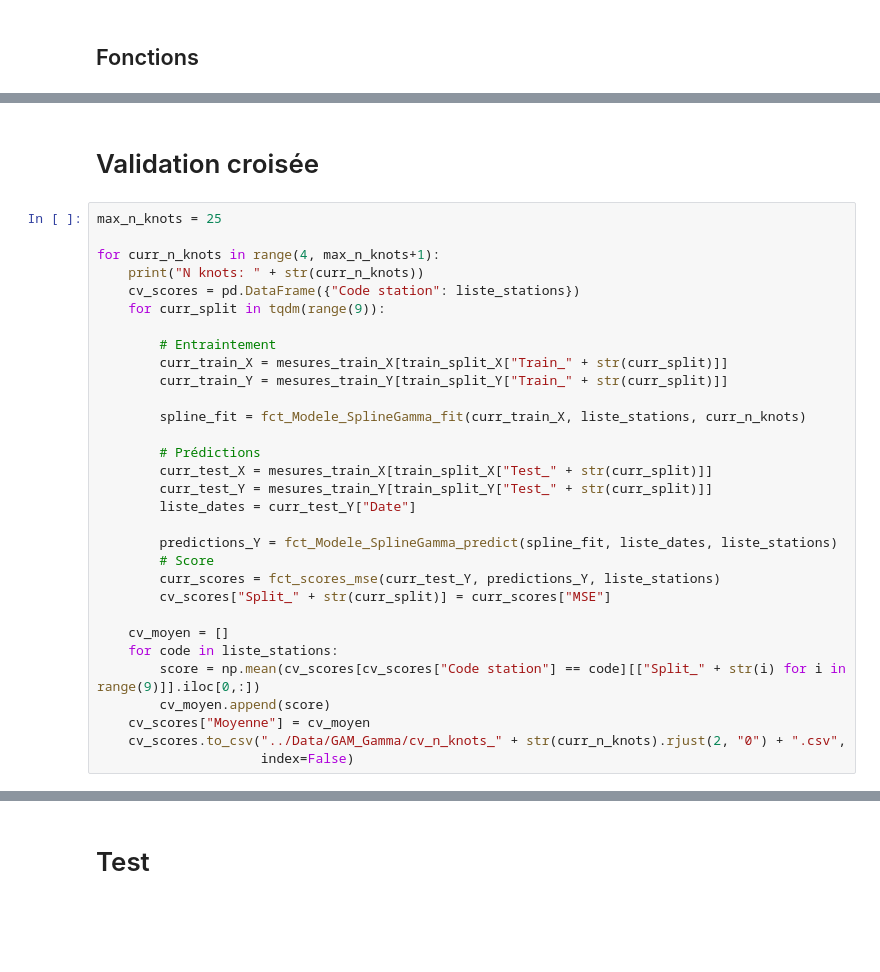
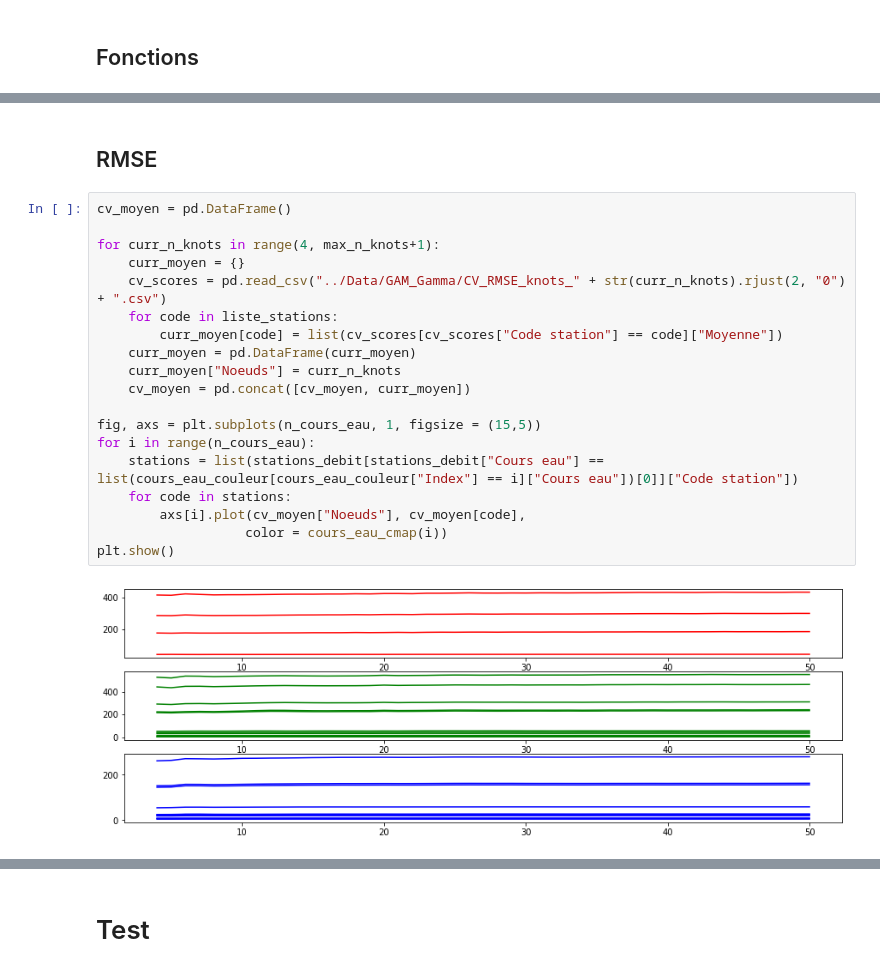
Before and after one commit to JlnZhou/ProjectML, a Jupyter notebook: Regression_GAM_Gamma.ipynb, the cells around one changed output, grey strips where cells are left out. Saved outputs shown, nothing was run; the diff lists cells and outputs as text; blank space fills up the shorter version.

```diff
--- a/Regression_GAM_Gamma.ipynb
+++ b/Regression_GAM_Gamma.ipynb
@@ -99,36 +99,26 @@ def fct_Modele_SplineGamma_predict(fit, liste_dates, liste_stations):
-# %% [markdown]
-# Validation croisée
+# %% [markdown]
+## RMSE
 # %%
-max_n_knots = 25
+cv_moyen = pd.DataFrame()
 
 for curr_n_knots in range(4, max_n_knots+1):
-    print("N knots: " + str(curr_n_knots))
-    cv_scores = pd.DataFrame({"Code station": liste_stations})
-    for curr_split in tqdm(range(9)):
+    curr_moyen = {}
+    cv_scores = pd.read_csv("../Data/GAM_Gamma/CV_RMSE_knots_" + str(curr_n_knots).rjust(2, "0") + ".csv")
+    for code in liste_stations:
+        curr_moyen[code] = list(cv_scores[cv_scores["Code station"] == code]["Moyenne"])
+    curr_moyen = pd.DataFrame(curr_moyen)
+    curr_moyen["Noeuds"] = curr_n_knots
+    cv_moyen = pd.concat([cv_moyen, curr_moyen])
 
-        # Entraintement
-        curr_train_X = mesures_train_X[train_split_X["Train_" + str(curr_split)]]
-        curr_train_Y = mesures_train_Y[train_split_Y["Train_" + str(curr_split)]]
-
-        spline_fit = fct_Modele_SplineGamma_fit(curr_train_X, liste_stations, curr_n_knots)
-
-        # Prédictions
-        curr_test_X = mesures_train_X[train_split_X["Test_" + str(curr_split)]]
-        curr_test_Y = mesures_train_Y[train_split_Y["Test_" + str(curr_split)]]
-        liste_dates = curr_test_Y["Date"]
-
-        predictions_Y = fct_Modele_SplineGamma_predict(spline_fit, liste_dates, liste_stations)
-        # Score
-        curr_scores = fct_scores_mse(curr_test_Y, predictions_Y, liste_stations)
-        cv_scores["Split_" + str(curr_split)] = curr_scores["MSE"]
-
-    cv_moyen = []
-    for code in liste_stations:
-        score = np.mean(cv_scores[cv_scores["Code station"] == code][["Split_" + str(i) for i in range(9)]].iloc[0,:])
-        cv_moyen.append(score)
-    cv_scores["Moyenne"] = cv_moyen
-    cv_scores.to_csv("../Data/GAM_Gamma/cv_n_knots_" + str(curr_n_knots).rjust(2, "0") + ".csv",
-                     index=False)
+fig, axs = plt.subplots(n_cours_eau, 1, figsize = (15,5))
+for i in range(n_cours_eau):
+    stations = list(stations_debit[stations_debit["Cours eau"] == list(cours_eau_couleur[cours_eau_couleur["Index"] == i]["Cours eau"])[0]]["Code station"])
+    for code in stations:
+        axs[i].plot(cv_moyen["Noeuds"], cv_moyen[code],
+                   color = cours_eau_cmap(i))
+plt.show()
+# %% [output]
+[figure, added]
 # %%
 cv_moyen = pd.DataFrame()
 
```
Also changed, not shown: parts of 19 cells of this notebook, 1 other file.
